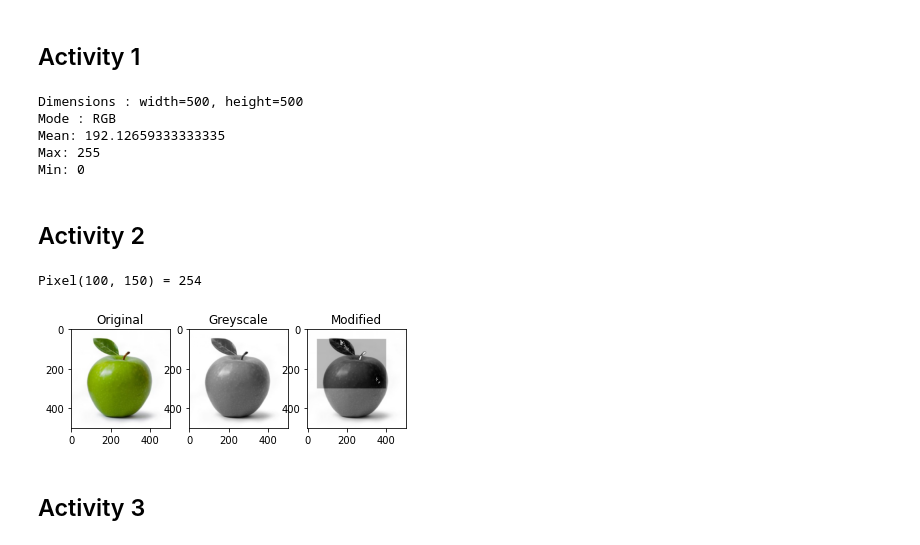
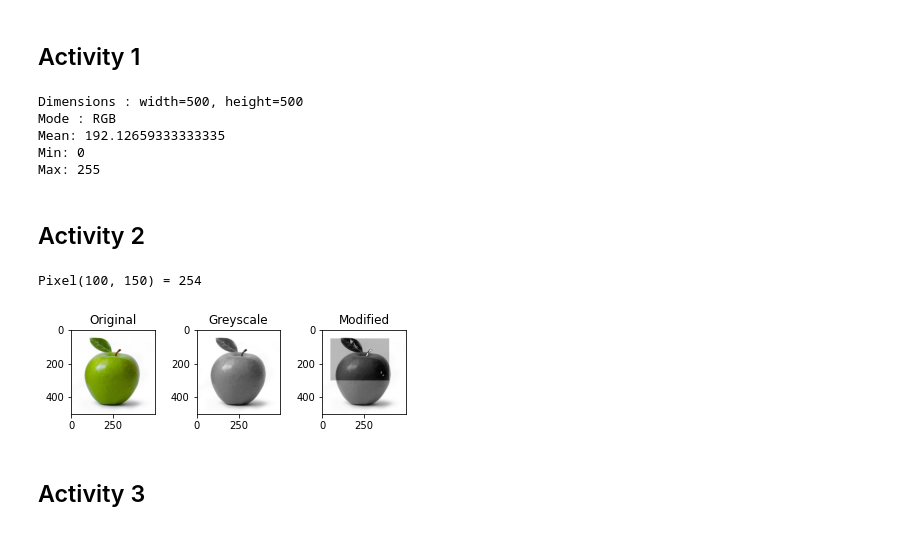
Before and after one commit to riadh26/Image-Processing-Course, a Jupyter notebook: Exam/Exam.ipynb, the cells around one changed output. Cells and saved outputs as stored; diff of their text form; code cells hidden in the pictures.

```diff
--- a/Exam/Exam.ipynb
+++ b/Exam/Exam.ipynb
@@ -8,7 +8,7 @@ from matplotlib import pyplot as plt
 # %% [markdown]
 ## Activity 1
 # %%
-pomme = Image.open("pomme.jpg")
+pomme = Image.open("../resources/pomme.jpg")
 print(f'Dimensions : width={pomme.size[0]}, height={pomme.size[1]}')
 print(f'Mode : {pomme.mode}')
 
@@ -20,28 +20,29 @@ print(f'Max: {pomme_array.max()}')
 Dimensions : width=500, height=500
 Mode : RGB
 Mean: 192.12659333333335
+Min: 0
 Max: 255
-Min: 0
 # %% [markdown]
 ## Activity 2
 # %%
-pomme_original = cv2.imread('pomme.jpg')
+pomme_original = cv2.imread('../resources/pomme.jpg')
 pomme_grey = cv2.cvtColor(pomme_original, cv2.COLOR_BGR2GRAY)
 print(f'Pixel(100, 150) = {pomme_grey[150, 100]}')
 
 pomme_grey[50:300,50:400] -= 70
 
 figure, axes = plt.subplots(1, 3)
 axes[0].set_title('Original')
 axes[0].imshow(cv2.cvtColor(pomme_original, cv2.COLOR_BGR2RGB))
 axes[1].set_title('Greyscale')
 axes[1].imshow(cv2.cvtColor(pomme_original, cv2.COLOR_BGR2GRAY), cmap='gray')
 axes[2].set_title('Modified')
 axes[2].imshow(cv2.cvtColor(pomme_grey, cv2.COLOR_GRAY2RGB))
+plt.subplots_adjust(wspace=.5)
 plt.show()
 # %% [output]
 Pixel(100, 150) = 254
-[figure, old version]
+[figure, new version]
 # %% [markdown]
 ## Activity 3
 # %%
```
Also changed, not shown: parts of 4 cells of this notebook.
